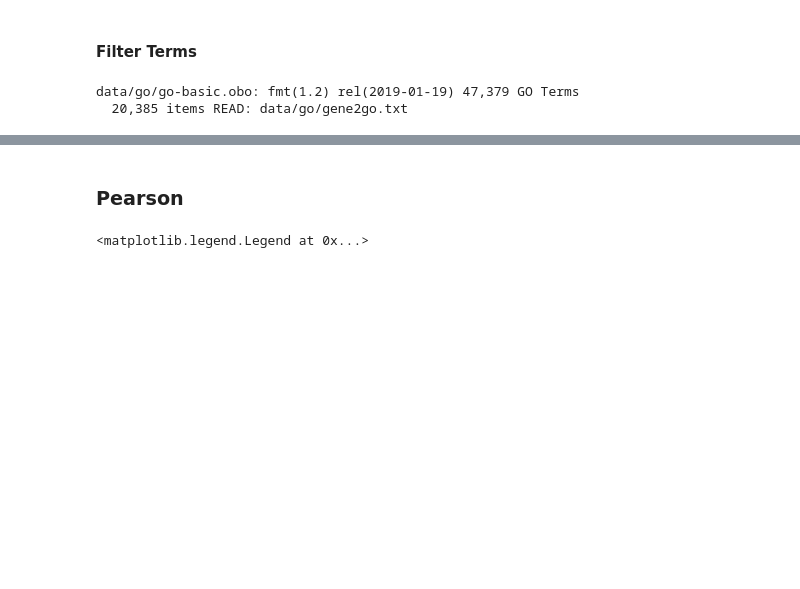
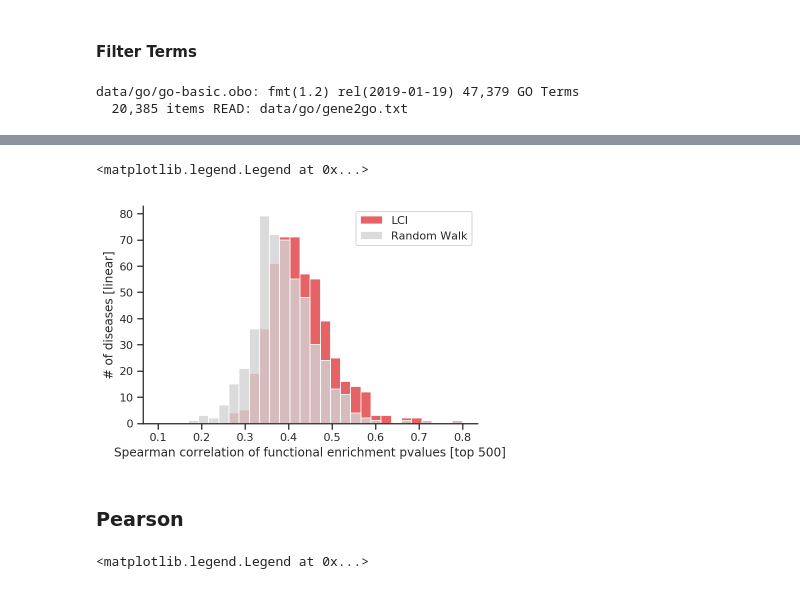
Before and after one commit to seyuboglu/milieu, a Jupyter notebook: experiments/go_enrichment/go_enrichment.ipynb, the cells around one changed output, grey strips where cells are left out. Saved outputs shown, nothing was run; the diff lists cells and outputs as text; code cells hidden in the pictures; blank space fills up the shorter version.

```diff
--- a/experiments/go_enrichment/go_enrichment.ipynb
+++ b/experiments/go_enrichment/go_enrichment.ipynb
@@ -355,13 +348,10 @@ term_to_num_proteins
+# %%
+threshold_terms = threshold_terms(term_to_proteins, **params).keys()
 # %%
-
 spearman_results = {}
 for disease_id, output in tqdm(outputs.items()):
-    output_disease = output["disease"][term_idxs]
-    output_lci = output["lci"][term_idxs]
-    output_rw = output["random_walk"][term_idxs]
-
-    lci_spearman, _ = compute_spearman_correlation(output_disease, output_lci)
-    rw_spearman, _ = compute_spearman_correlation(output_disease, output_rw)
+    lci_spearman, _ = compute_spearman_correlation(output["disease"], output["lci"], threshold_terms)
+    rw_spearman, _ = compute_spearman_correlation(output["disease"], output["random_walk"], threshold_terms)
     spearman_results[disease_id] = {
         "lci": lci_spearman,
         "rw": rw_spearman
@@ -368,0 +361,3 @@ for disease_id, output in tqdm(outputs.items()):
+# %%
+threshold_spearman_df = pd.DataFrame(list(spearman_results.values()), index=list(spearman_results.keys()))
+threshold_spearman_df.median()
@@ -368,0 +368,4 @@ for disease_id, output in tqdm(outputs.items()):
+# %%
+threshold_spearman_mean_df = threshold_spearman_df[['lci', 'rw']].mean(axis=1)
+threshold_spearman_df.insert(0, column="mean", value=threshold_spearman_mean_df)
+threshold_spearman_df
@@ -369,3 +391,21 @@ for disease_id, output in tqdm(outputs.items()):
+# %%
+top_k = 500
+sns.distplot(threshold_spearman_df.nlargest(top_k, "mean")["lci"], bins=30, kde=False, hist=True, label="LCI", hist_kws={
+                                                                                        "range": (0.1, 0.8),
+                                                                                        "color": "#E03C3F",
+                                                                                        "alpha":0.8})
+sns.distplot(threshold_spearman_df.nlargest(top_k, "mean")["rw"], bins=30, kde=False, hist=True, label="Random Walk", hist_kws={"range": (0.1, 0.8),
+                                                                                      "color": "lightgrey",
+                                                                                      "alpha": 0.8})
+sns.despine()
+plt.yscale('linear')
+plt.xlabel(f"Spearman correlation of functional enrichment pvalues [top {top_k}]")
+plt.ylabel("# of diseases [linear]")
+plt.legend()
+#plt.savefig("../experiments/go_enrichment/lci/lci_rw_go.pdf")
+# %% [output]
+<matplotlib.legend.Legend at 0x...>
+[figure, added]
 # %% [markdown]
 ### Pearson
 # %%
```
Also changed, not shown: parts of 10 cells of this notebook, 17 other files.
